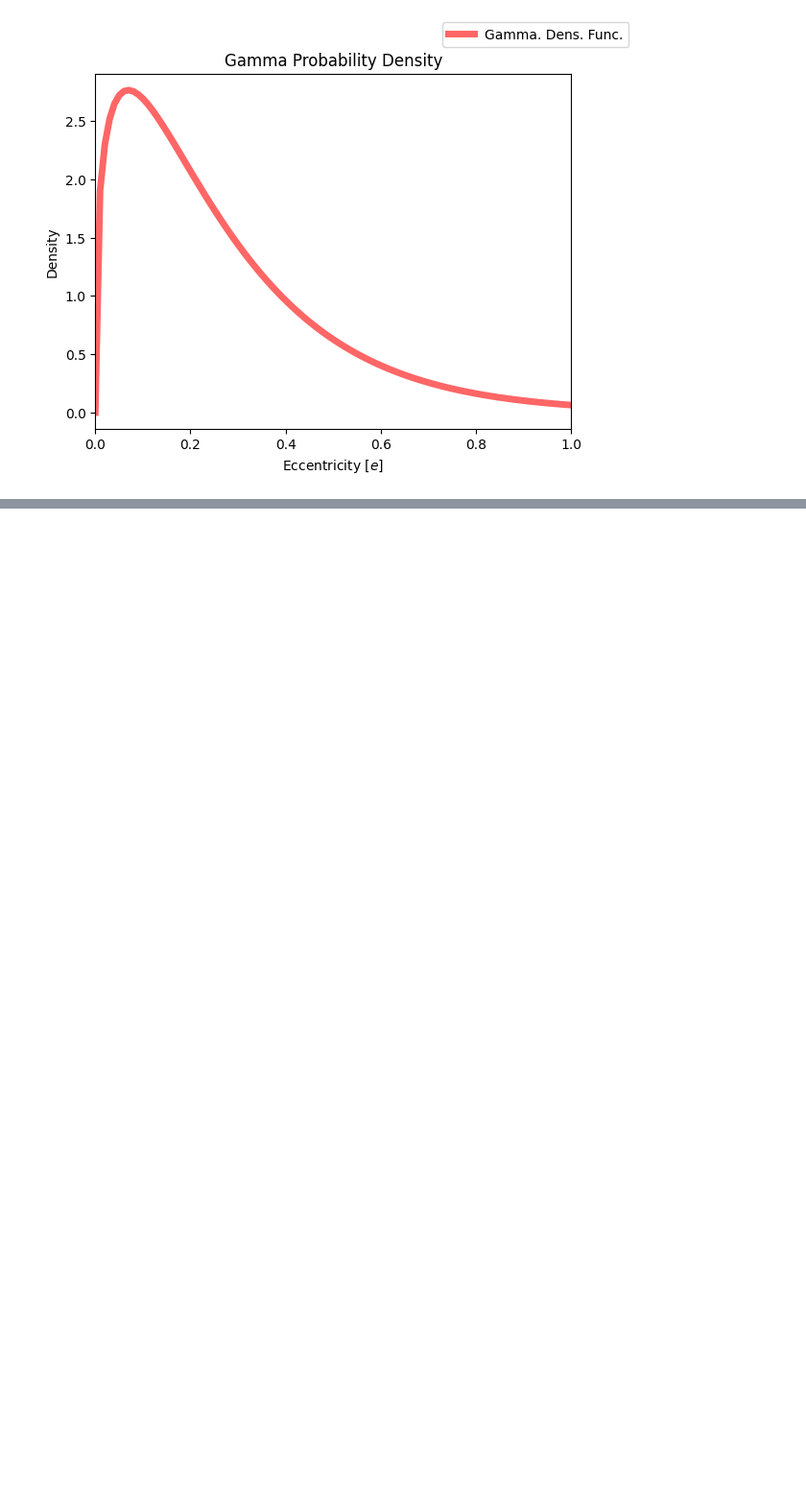
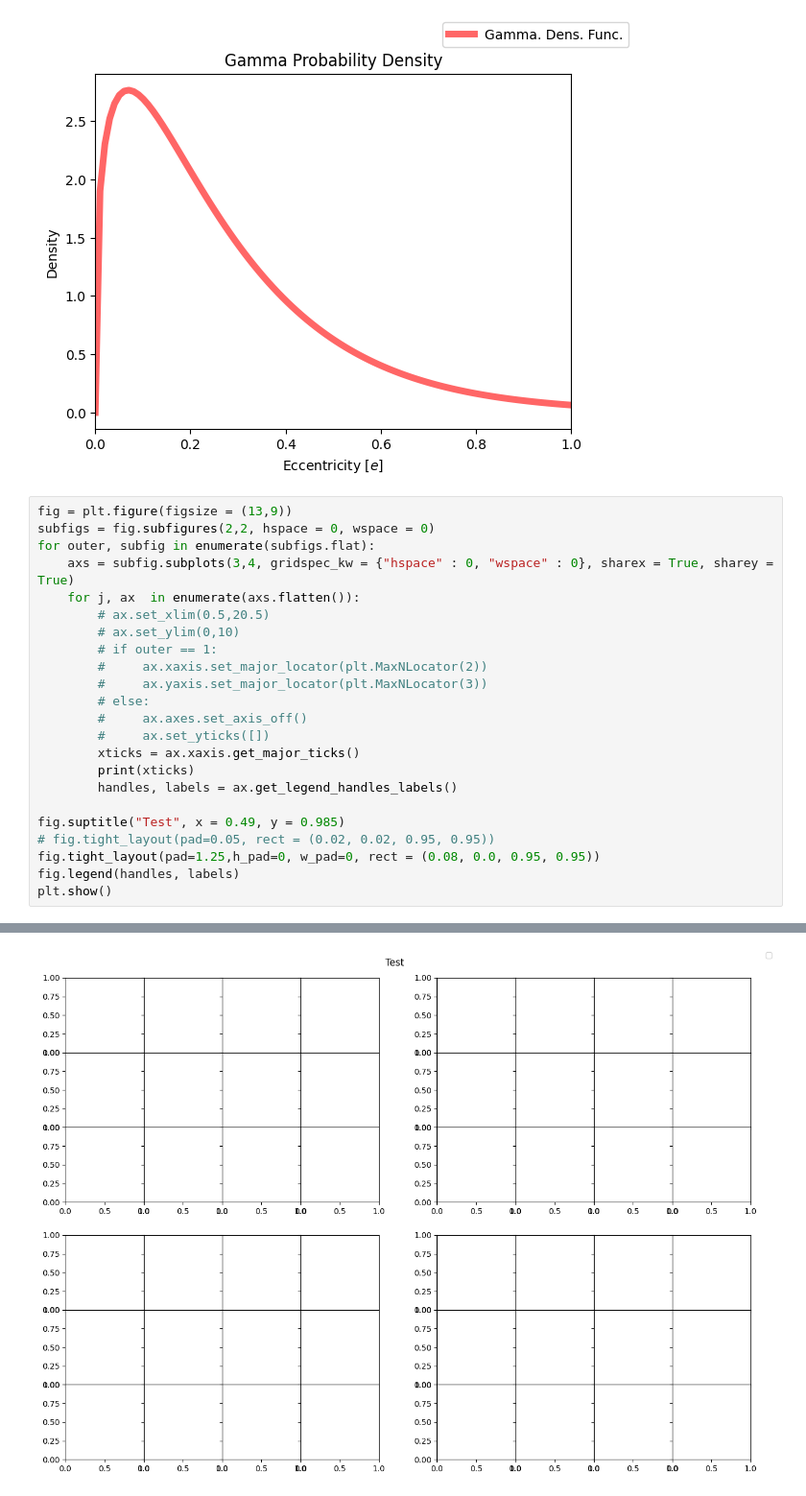
Before and after one commit to victorkarkour/Microlensing-Separation, a Jupyter notebook: Dist_e.ipynb, the cells around one changed output, grey strips where cells are left out. Shown at 96% size. Saved outputs shown, nothing was run; the diff lists cells and outputs as text; blank space fills up the shorter version.

Commit message:
Worked on making MultiPlot have 4 plots in one figure, removed some plots from files

```diff
--- a/Dist_e.ipynb
+++ b/Dist_e.ipynb
@@ -41,3 +35,27 @@ plt.title("Gamma Probability Density")
 plt.show()
 # %% [output]
 [figure]
+# %%
+fig = plt.figure(figsize = (13,9))
+subfigs = fig.subfigures(2,2, hspace = 0, wspace = 0)
+for outer, subfig in enumerate(subfigs.flat):
+    axs = subfig.subplots(3,4, gridspec_kw = {"hspace" : 0, "wspace" : 0}, sharex = True, sharey = True)
+    for j, ax  in enumerate(axs.flatten()):
+        # ax.set_xlim(0.5,20.5)
+        # ax.set_ylim(0,10)
+        # if outer == 1:
+        #     ax.xaxis.set_major_locator(plt.MaxNLocator(2))
+        #     ax.yaxis.set_major_locator(plt.MaxNLocator(3))
+        # else:
+        #     ax.axes.set_axis_off()
+        #     ax.set_yticks([])
+        xticks = ax.xaxis.get_major_ticks()
+        print(xticks)
+        handles, labels = ax.get_legend_handles_labels()
+
+fig.suptitle("Test", x = 0.49, y = 0.985)
+# fig.tight_layout(pad=0.05, rect = (0.02, 0.02, 0.95, 0.95))
+fig.tight_layout(pad=1.25,h_pad=0, w_pad=0, rect = (0.08, 0.0, 0.95, 0.95))
+fig.legend(handles, labels)
+plt.show()
+# %% [output]
@@ -43,0 +79 @@ plt.show()
+[figure, added]
```
Also changed, not shown: parts of 3 cells of this notebook, 18 other files.
